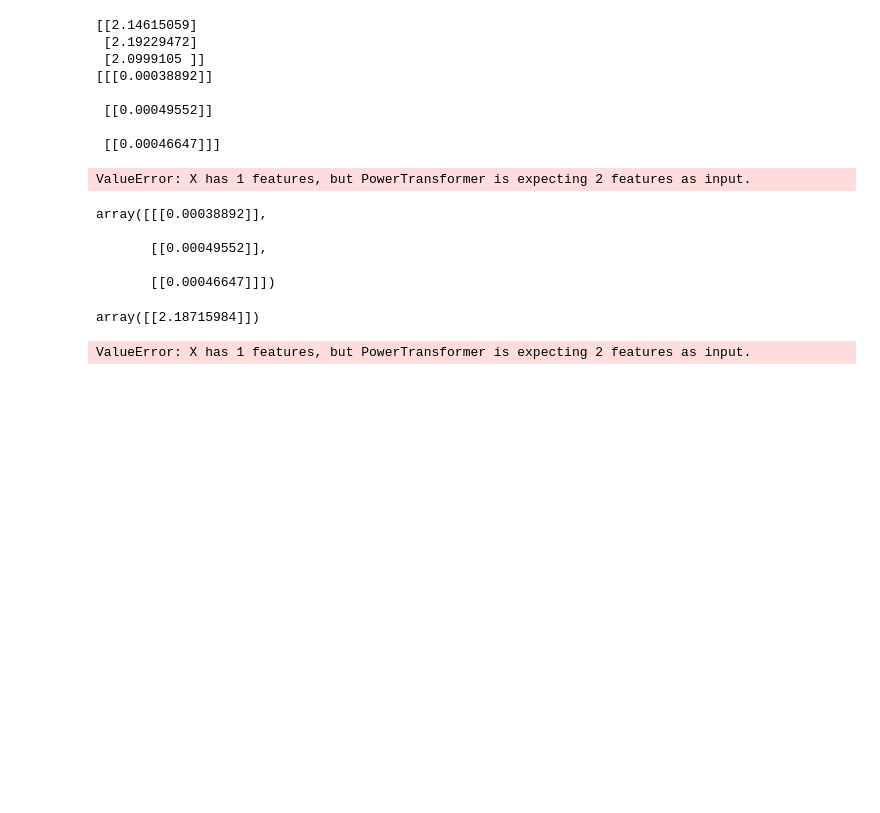
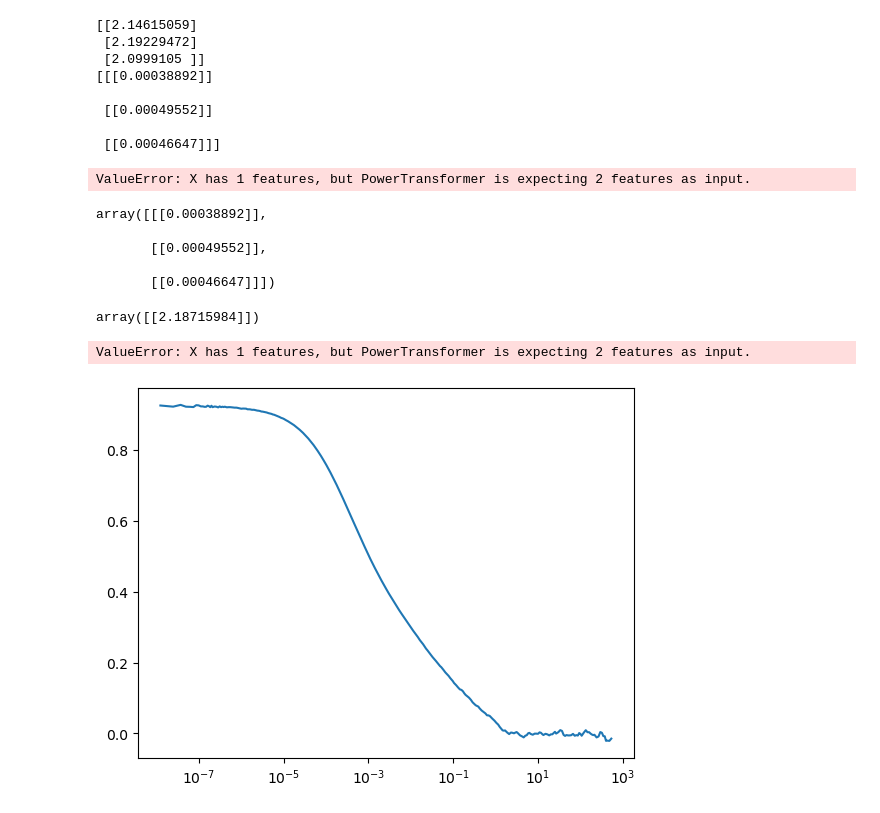
Before and after one commit to MWhitta/PCT, a Jupyter notebook: pct_dev_v1.ipynb, the cells around one changed output. Saved outputs shown, nothing was run; the diff lists cells and outputs as text; code cells hidden in the pictures; blank space fills up the shorter version.

```diff
--- a/pct_dev_v1.ipynb
+++ b/pct_dev_v1.ipynb
@@ -106,4 +114,11 @@ ValueError: X has 1 features, but PowerTransformer is expecting 2 features as in
 # %%
 pct1 = pct.Dataloader(path1)
 data = pct1.load()
+# %%
+cf = data.experiments['Measurement 1']['measurements'][0]['repetitions']['Correlation Function.csv']
+# %%
+plt.plot(cf['Lag time [s]'], cf['Value'])
+plt.xscale('log')
+# %% [output]
+[figure, added]
 # %%
```
Also changed, not shown: parts of 8 cells of this notebook, 3 other files.
